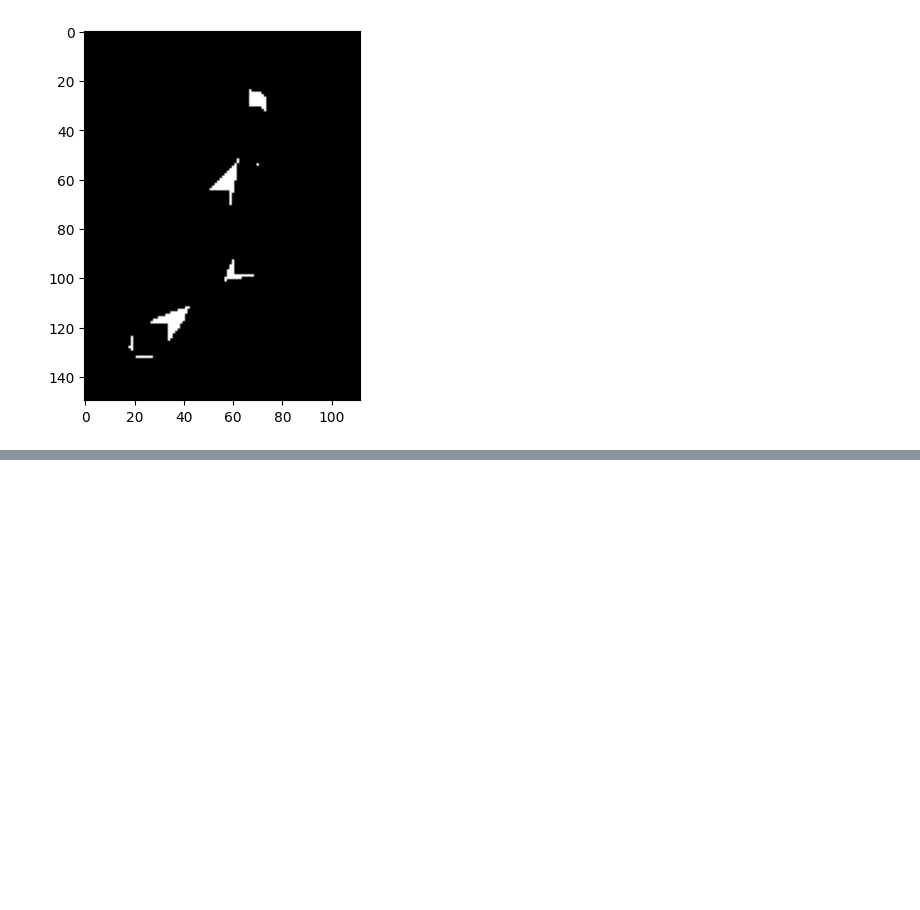
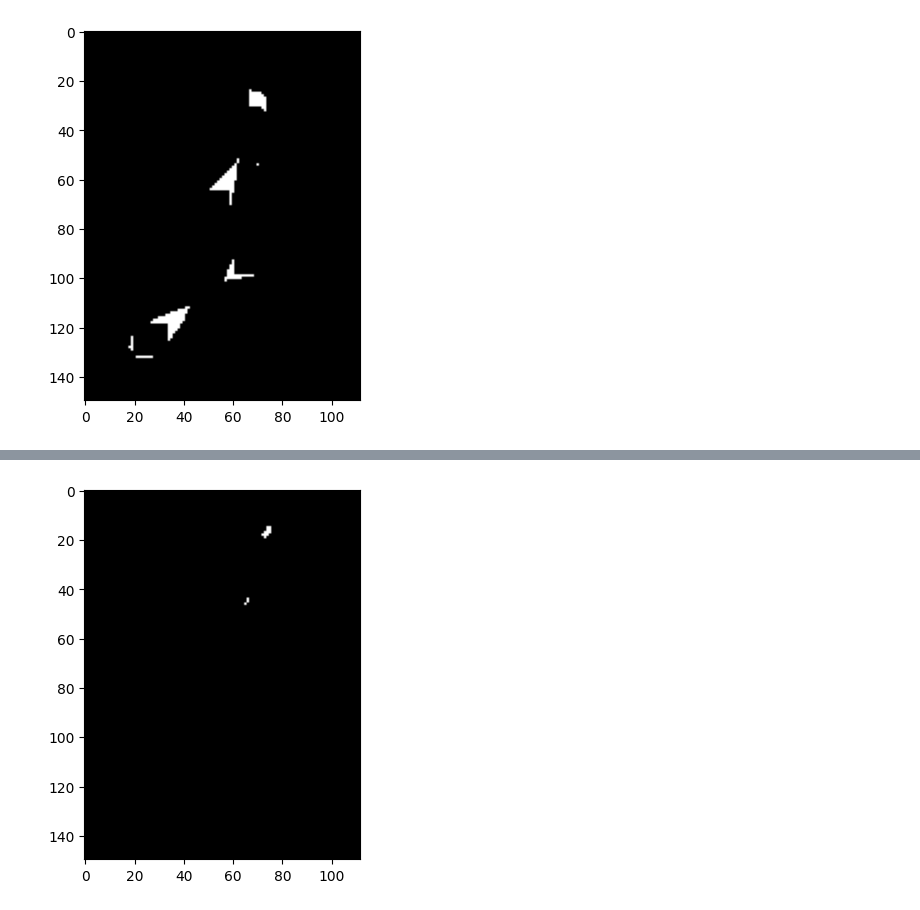
Before and after one commit to mikecr96/PDI-Ago-Dic25-GpoB, a Jupyter notebook: Semana XV/morph2.ipynb, the cells around one changed output, grey strips where cells are left out. Drawn from its saved outputs; the diff is of its cells as text; code cells hidden in the pictures; blank space fills up the shorter version.

```diff
--- a/Semana XV/morph2.ipynb
+++ b/Semana XV/morph2.ipynb
@@ -133,0 +181,4 @@ show_img(cv.morphologyEx(jota, cv.MORPH_BLACKHAT, s_e3))
+# %%
+show_img(cv.erode(jota, cv.getStructuringElement(cv.MORPH_RECT, (11,11))))
+# %% [output]
+[figure, added]
```
Also changed, not shown: parts of 7 cells of this notebook, 1 other file.
